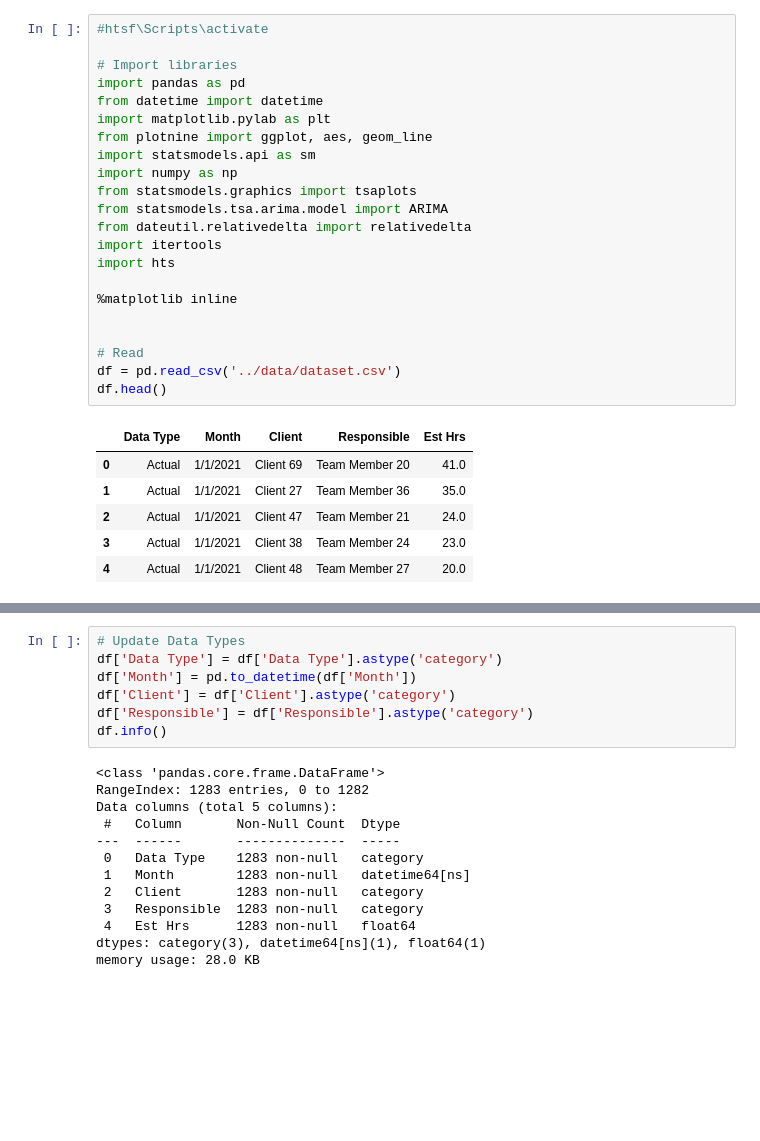
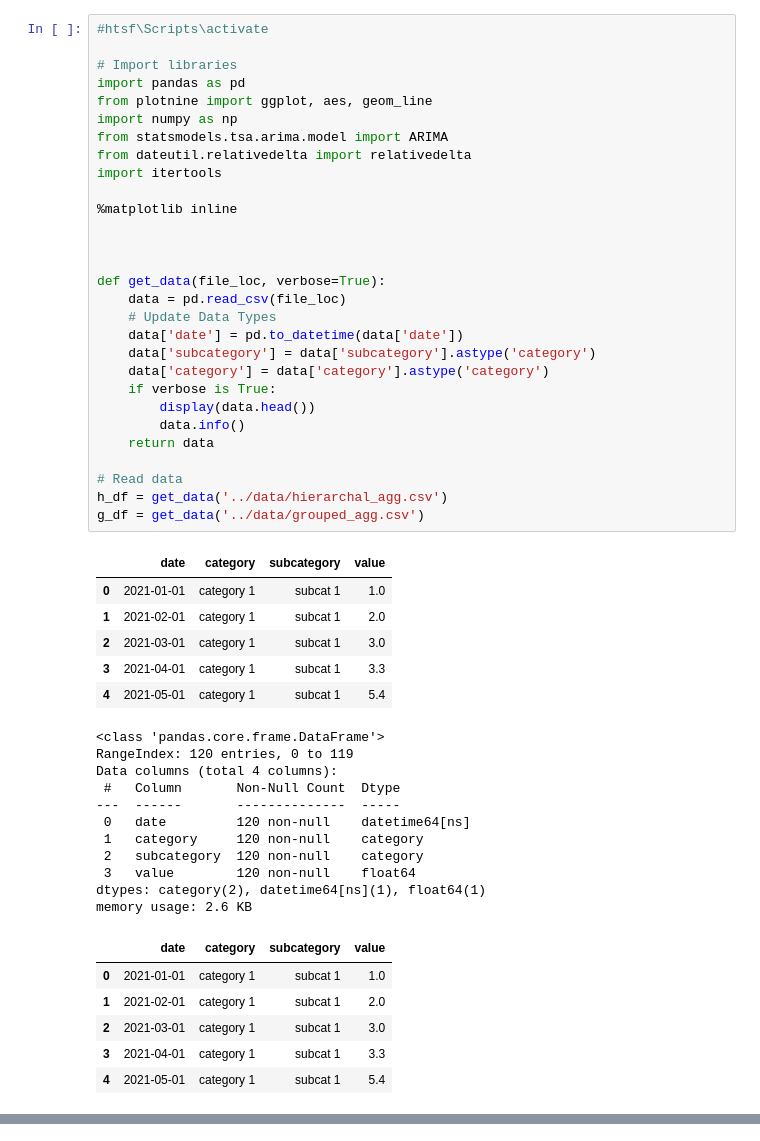
Before and after one commit to benton-tripp/hyperarchal-ts, a Jupyter notebook: notebooks/exp.ipynb, the cells around one changed output, grey strips where cells are left out. Saved outputs shown, nothing was run; the diff lists cells and outputs as text; blank space fills up the shorter version.

```diff
--- a/notebooks/exp.ipynb
+++ b/notebooks/exp.ipynb
@@ -1,29 +1,53 @@
 # %%
 #htsf\Scripts\activate
 
 # Import libraries
 import pandas as pd
-from datetime import datetime
-import matplotlib.pylab as plt
 from plotnine import ggplot, aes, geom_line
-import statsmodels.api as sm
 import numpy as np
-from statsmodels.graphics import tsaplots
 from statsmodels.tsa.arima.model import ARIMA
 from dateutil.relativedelta import relativedelta
 import itertools
-import hts
 
 %matplotlib inline
 
 
-# Read
-df = pd.read_csv('../data/dataset.csv')
-df.head()
+
+def get_data(file_loc, verbose=True):
+    data = pd.read_csv(file_loc)
+    # Update Data Types
+    data['date'] = pd.to_datetime(data['date'])
+    data['subcategory'] = data['subcategory'].astype('category')
+    data['category'] = data['category'].astype('category')
+    if verbose is True:
+        display(data.head())
+        data.info()
+    return data
+
+# Read data
+h_df = get_data('../data/hierarchal_agg.csv')
+g_df = get_data('../data/grouped_agg.csv')
 # %% [output]
-|  | Data Type | Month | Client | Responsible | Est Hrs |
-| 0 | Actual | 1/1/2021 | Client 69 | Team Member 20 | 41.0 |
-| 1 | Actual | 1/1/2021 | Client 27 | Team Member 36 | 35.0 |
-| 2 | Actual | 1/1/2021 | Client 47 | Team Member 21 | 24.0 |
-| 3 | Actual | 1/1/2021 | Client 38 | Team Member 24 | 23.0 |
-| 4 | Actual | 1/1/2021 | Client 48 | Team Member 27 | 20.0 |
+|  | date | category | subcategory | value |
+| 0 | 2021-01-01 | category 1 | subcat 1 | 1.0 |
+| 1 | 2021-02-01 | category 1 | subcat 1 | 2.0 |
+| 2 | 2021-03-01 | category 1 | subcat 1 | 3.0 |
+| 3 | 2021-04-01 | category 1 | subcat 1 | 3.3 |
+| 4 | 2021-05-01 | category 1 | subcat 1 | 5.4 |
+<class 'pandas.core.frame.DataFrame'>
+RangeIndex: 120 entries, 0 to 119
+Data columns (total 4 columns):
+ #   Column       Non-Null Count  Dtype
+---  ------       --------------  -----
+ 0   date         120 non-null    datetime64[ns]
+ 1   category     120 non-null    category
+ 2   subcategory  120 non-null    category
+ 3   value        120 non-null    float64
+dtypes: category(2), datetime64[ns](1), float64(1)
+memory usage: 2.6 KB
+|  | date | category | subcategory | value |
+| 0 | 2021-01-01 | category 1 | subcat 1 | 1.0 |
+| 1 | 2021-02-01 | category 1 | subcat 1 | 2.0 |
+| 2 | 2021-03-01 | category 1 | subcat 1 | 3.0 |
+| 3 | 2021-04-01 | category 1 | subcat 1 | 3.3 |
+| 4 | 2021-05-01 | category 1 | subcat 1 | 5.4 |
@@ -30,23 +65,3 @@ df.head()
-# %%
-# Update Data Types
-df['Data Type'] = df['Data Type'].astype('category')
-df['Month'] = pd.to_datetime(df['Month'])
-df['Client'] = df['Client'].astype('category')
-df['Responsible'] = df['Responsible'].astype('category')
-df.info()
-# %% [output]
-<class 'pandas.core.frame.DataFrame'>
-RangeIndex: 1283 entries, 0 to 1282
-Data columns (total 5 columns):
- #   Column       Non-Null Count  Dtype
----  ------       --------------  -----
- 0   Data Type    1283 non-null   category
- 1   Month        1283 non-null   datetime64[ns]
- 2   Client       1283 non-null   category
- 3   Responsible  1283 non-null   category
- 4   Est Hrs      1283 non-null   float64
-dtypes: category(3), datetime64[ns](1), float64(1)
-memory usage: 28.0 KB
 # %%
 # Exploratory Analysis
 
```
Also changed, not shown: parts of 17 cells of this notebook, 3 other files.
